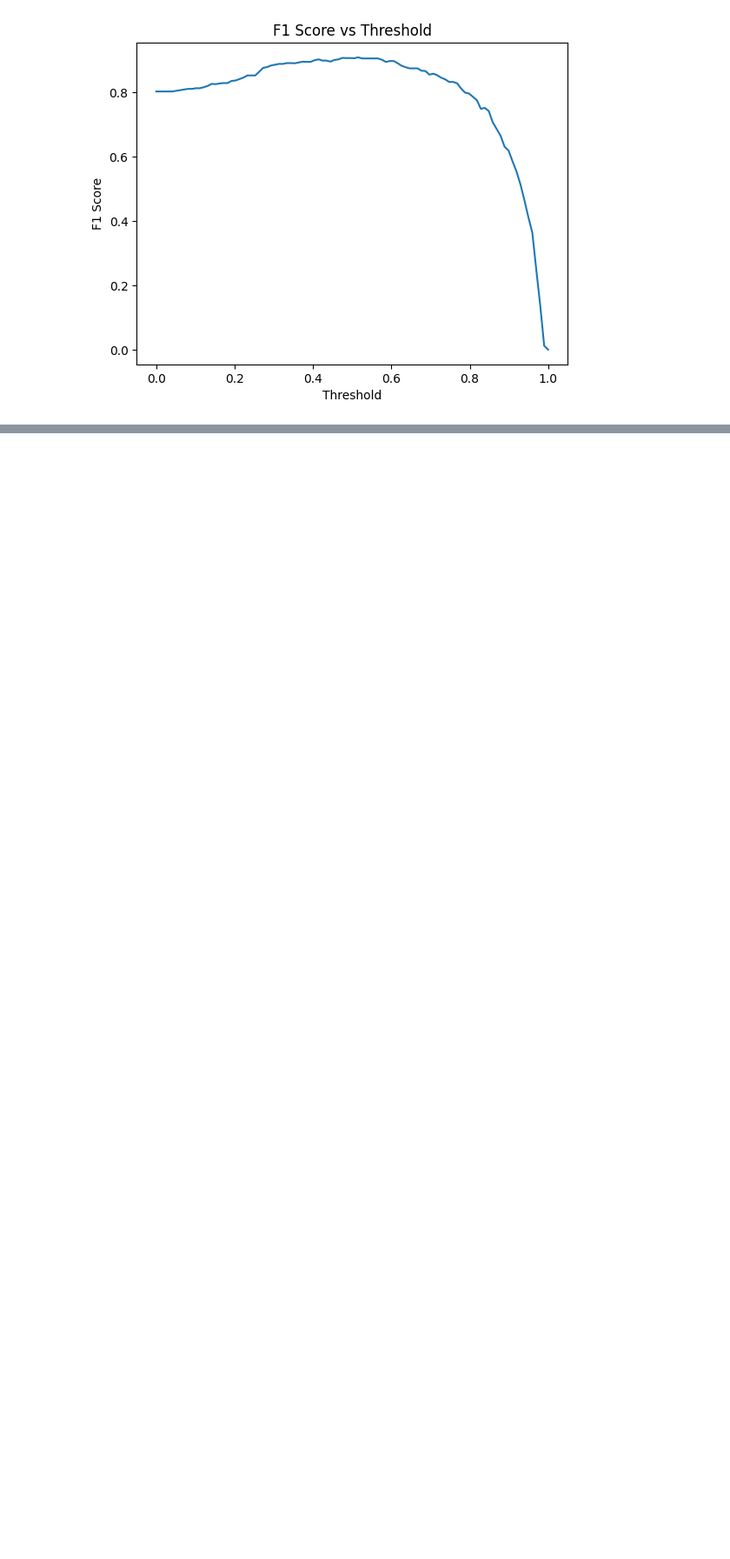
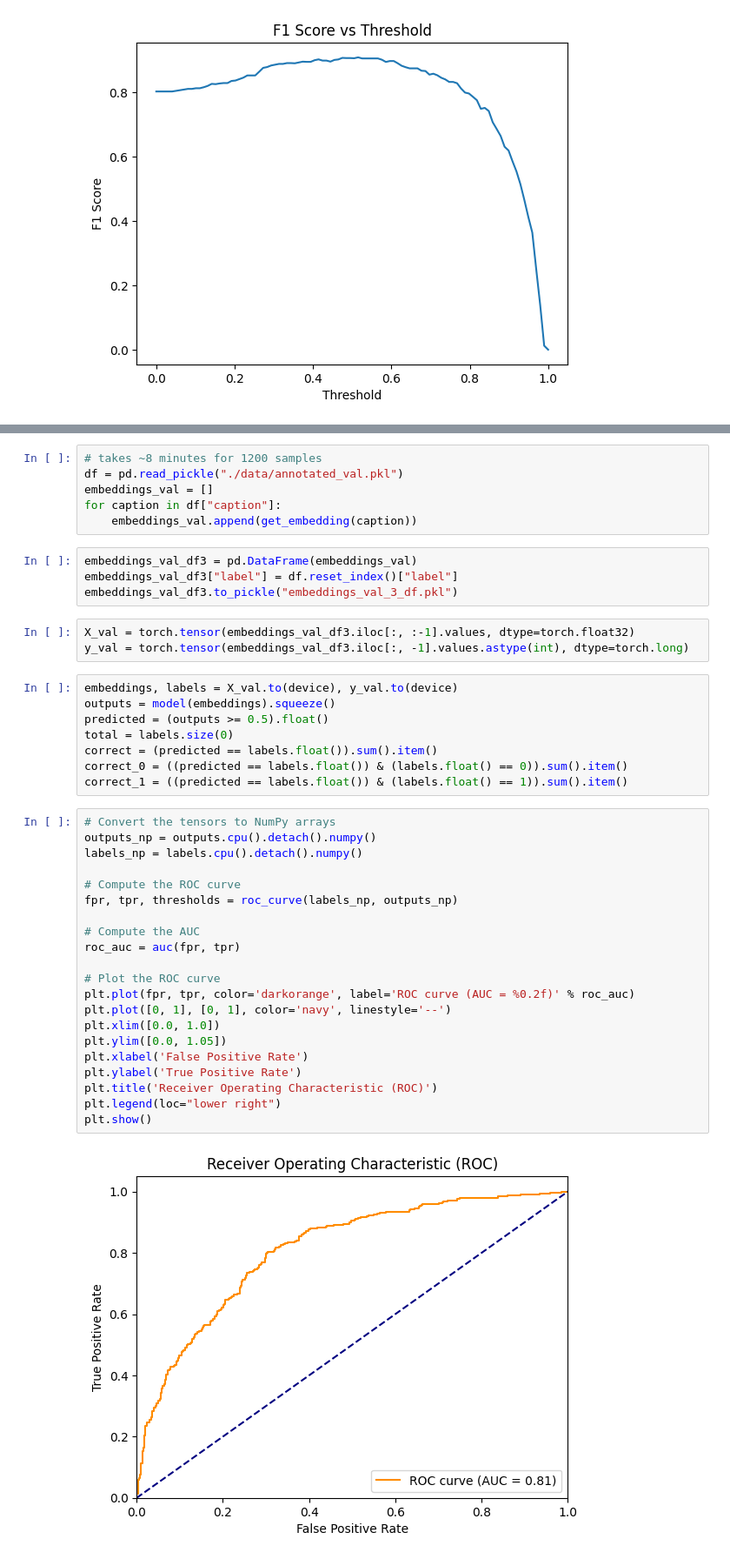
Before and after one commit to stefanhuber1510/enforcing-the-digital-services-act, a Jupyter notebook: 8-embeddings-project/main-embeddings.ipynb, the cells around one changed output, grey strips where cells are left out. Shown: that part at 87% size. Drawn from its saved outputs; the diff is of its cells as text; blank space fills up the shorter version.

```diff
--- a/8-embeddings-project/main-embeddings.ipynb
+++ b/8-embeddings-project/main-embeddings.ipynb
@@ -228,0 +342,44 @@ plt.show()
+# %%
+# takes ~8 minutes for 1200 samples
+df = pd.read_pickle("./data/annotated_val.pkl")
+embeddings_val = []
+for caption in df["caption"]:
+    embeddings_val.append(get_embedding(caption))
+# %%
+embeddings_val_df3 = pd.DataFrame(embeddings_val)
+embeddings_val_df3["label"] = df.reset_index()["label"]
+embeddings_val_df3.to_pickle("embeddings_val_3_df.pkl")
+# %%
+X_val = torch.tensor(embeddings_val_df3.iloc[:, :-1].values, dtype=torch.float32)
+y_val = torch.tensor(embeddings_val_df3.iloc[:, -1].values.astype(int), dtype=torch.long)
+# %%
+embeddings, labels = X_val.to(device), y_val.to(device)
+outputs = model(embeddings).squeeze()
+predicted = (outputs >= 0.5).float()
+total = labels.size(0)
+correct = (predicted == labels.float()).sum().item()
+correct_0 = ((predicted == labels.float()) & (labels.float() == 0)).sum().item()
+correct_1 = ((predicted == labels.float()) & (labels.float() == 1)).sum().item()
+# %%
+# Convert the tensors to NumPy arrays
+outputs_np = outputs.cpu().detach().numpy()
+labels_np = labels.cpu().detach().numpy()
+
+# Compute the ROC curve
+fpr, tpr, thresholds = roc_curve(labels_np, outputs_np)
+
+# Compute the AUC
+roc_auc = auc(fpr, tpr)
+
+# Plot the ROC curve
+plt.plot(fpr, tpr, color='darkorange', label='ROC curve (AUC = %0.2f)' % roc_auc)
+plt.plot([0, 1], [0, 1], color='navy', linestyle='--')
+plt.xlim([0.0, 1.0])
+plt.ylim([0.0, 1.05])
+plt.xlabel('False Positive Rate')
+plt.ylabel('True Positive Rate')
+plt.title('Receiver Operating Characteristic (ROC)')
+plt.legend(loc="lower right")
+plt.show()
+# %% [output]
+[figure, added]
```
Also changed, not shown: parts of 11 cells of this notebook.
